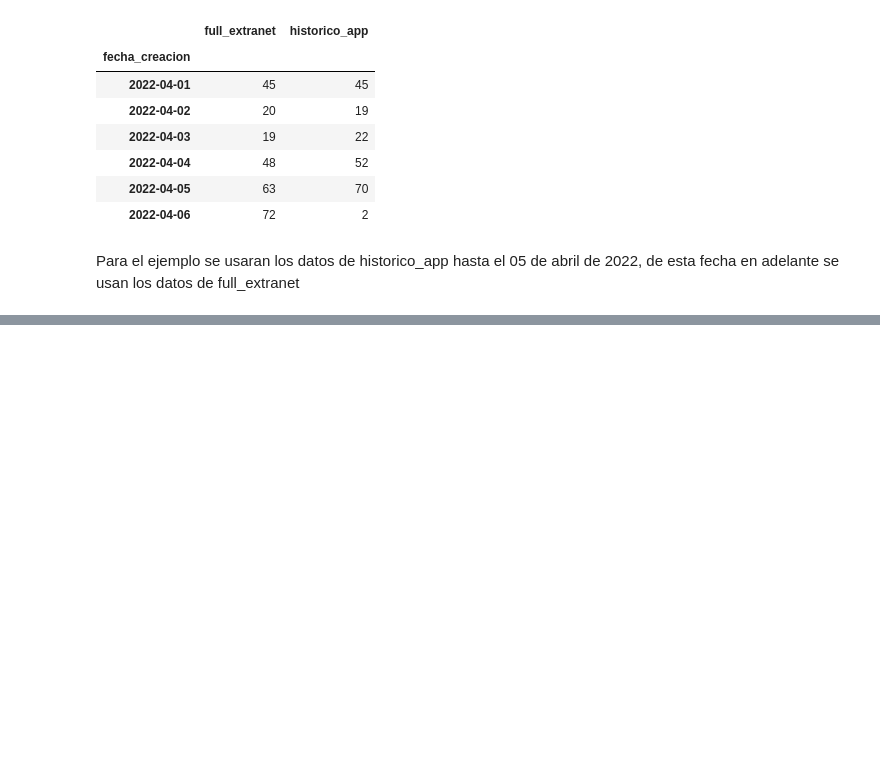
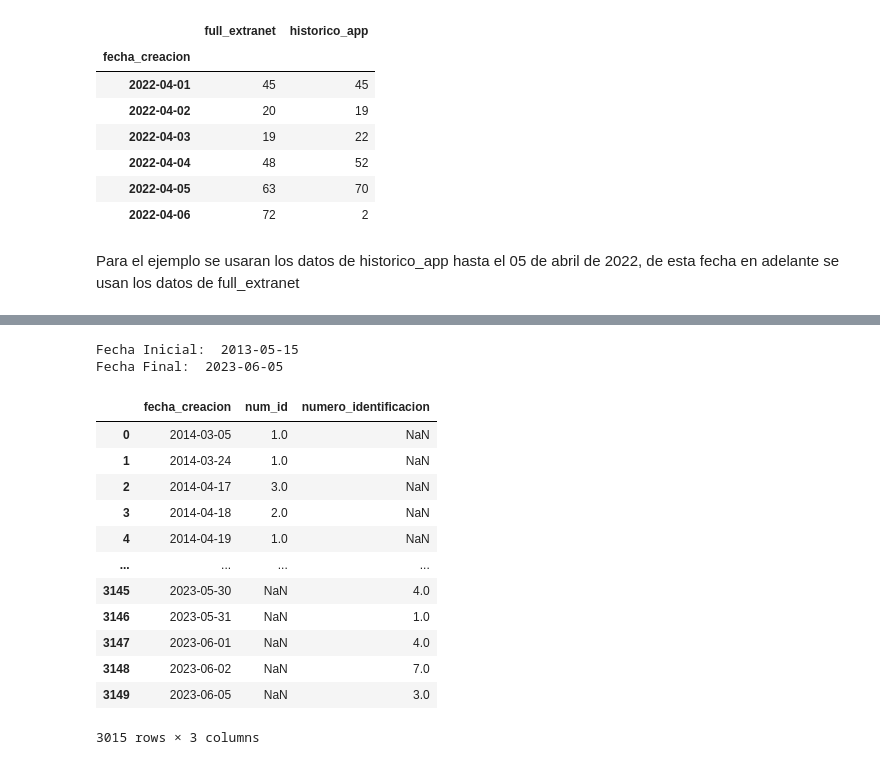
Before and after one commit to AlexanderPelaezJimenez/proyecto_forecast_app, a Jupyter notebook: Desktop/Proyecto Forecast App EDA/Notebooks/EDA.ipynb, the cells around one changed output, grey strips where cells are left out. Saved outputs shown, nothing was run; the diff lists cells and outputs as text; code cells hidden in the pictures; blank space fills up the shorter version.

Commit message:
se agregó funcion merge_dataframes

```diff
--- a/Desktop/Proyecto Forecast App EDA/Notebooks/EDA.ipynb
+++ b/Desktop/Proyecto Forecast App EDA/Notebooks/EDA.ipynb
@@ -209,0 +216,9 @@ Para el ejemplo se usaran los datos de historico_app hasta el 05 de abril de 202
+# %%
+rango_fechas(full_group, 'fecha_creacion')
+# %% [output]
+Fecha Inicial:  2013-05-15
+Fecha Final:  2023-06-05
+# %%
+historico_group_2 = historico_group.copy()
+# %%
+full_group_2 = full_group.copy()
@@ -209,0 +248,26 @@ Para el ejemplo se usaran los datos de historico_app hasta el 05 de abril de 202
+# %%
+# Ejemplo de uso de la función
+df_concatenado = filter_and_concat(
+    df1=historico_group_2,
+    df2=full_group_2,
+    fecha_inicio_df1='2014-03-05',
+    fecha_fin_df1='2022-04-05',
+    fecha_inicio_df2='2022-04-06',
+    fecha_fin_df2='2023-06-05'
+)
+# %%
+df_concatenado
+# %% [output]
+|  | fecha_creacion | num_id | numero_identificacion |
+| 0 | 2014-03-05 | 1.0 | NaN |
+| 1 | 2014-03-24 | 1.0 | NaN |
+| 2 | 2014-04-17 | 3.0 | NaN |
+| 3 | 2014-04-18 | 2.0 | NaN |
+| 4 | 2014-04-19 | 1.0 | NaN |
+| ... | ... | ... | ... |
+| 3145 | 2023-05-30 | NaN | 4.0 |
+| 3146 | 2023-05-31 | NaN | 1.0 |
+| 3147 | 2023-06-01 | NaN | 4.0 |
+| 3148 | 2023-06-02 | NaN | 7.0 |
+| 3149 | 2023-06-05 | NaN | 3.0 |
+3015 rows × 3 columns
```
Also changed, not shown: parts of 4 cells of this notebook.
